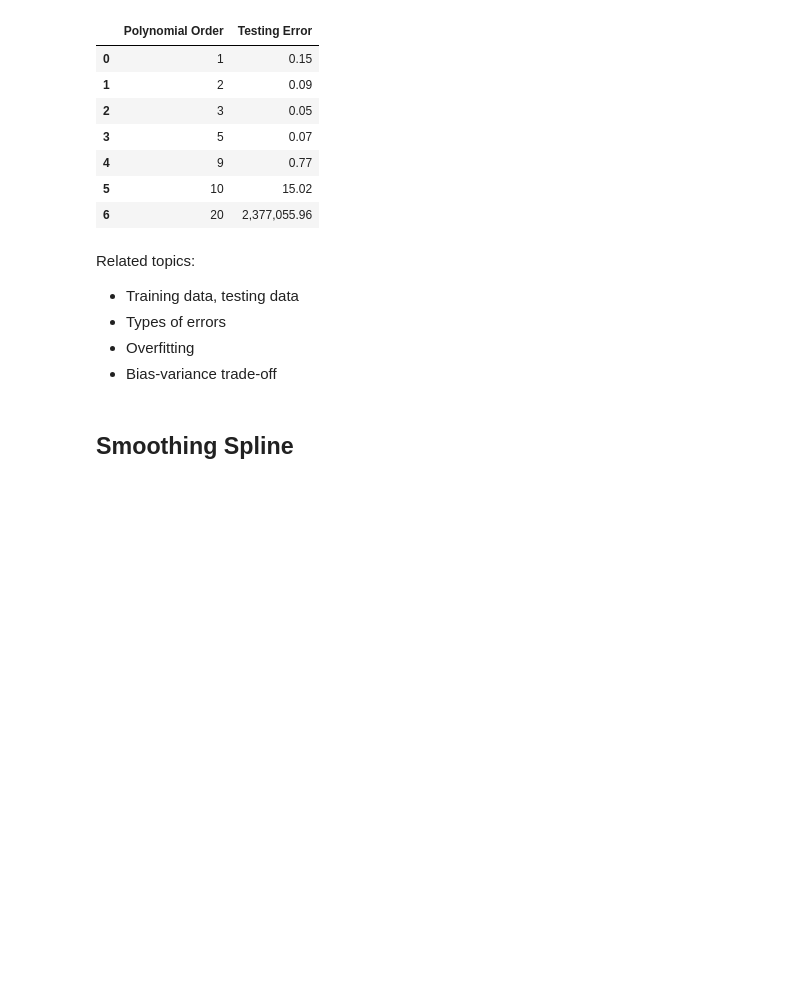
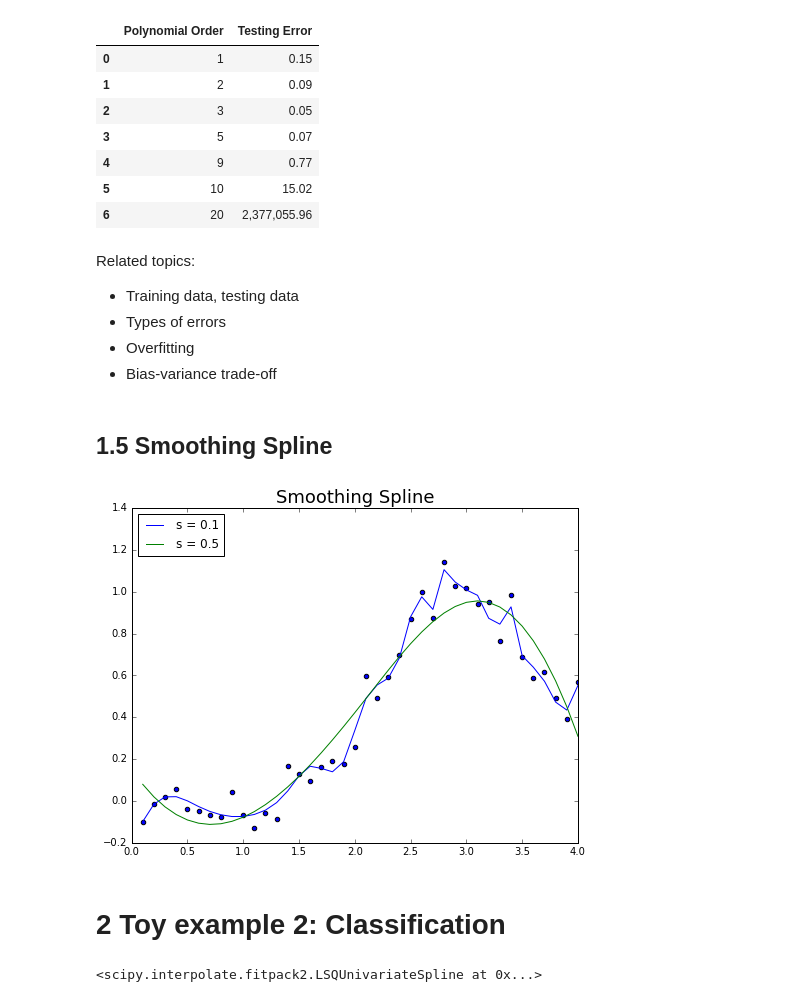
Before and after one commit to makakin/Stat3612Python, a Jupyter notebook: [Lecture 2] A Walk through Data Mining.ipynb, the cells around one changed output. Drawn from its saved outputs; the diff is of its cells as text; code cells hidden in the pictures; blank space fills up the shorter version.

```diff
--- a/[Lecture 2] A Walk through Data Mining.ipynb
+++ b/[Lecture 2] A Walk through Data Mining.ipynb
@@ -231,4 +228,24 @@ Related topics:
 * Overfitting
 * Bias-variance trade-off
 # %% [markdown]
-## Smoothing Spline
+## 1.5 Smoothing Spline
+# %%
+fig, ax = plt.subplots()
+fig.set_size_inches(8, 6)
+plt.scatter(x, y); plt.xlim([0,4])
+plt.title('Smoothing Spline', fontsize=18);
+
+y1 = interpolate.UnivariateSpline(x, y, s=0.1)(x);
+plt.plot(x, y1,label='s = 0.1');
+y2 = interpolate.UnivariateSpline(x, y, s=0.5)(x);
+plt.plot(x, y2,label='s = 0.5');
+
+plt.legend(loc=2);
+# %% [output]
+[figure, added]
+# %% [markdown]
+# 2 Toy example 2: Classification
+# %%
+y1
+# %% [output]
+<scipy.interpolate.fitpack2.LSQUnivariateSpline at 0x...>
```
Also changed, not shown: parts of 7 cells of this notebook, 1 other file.
